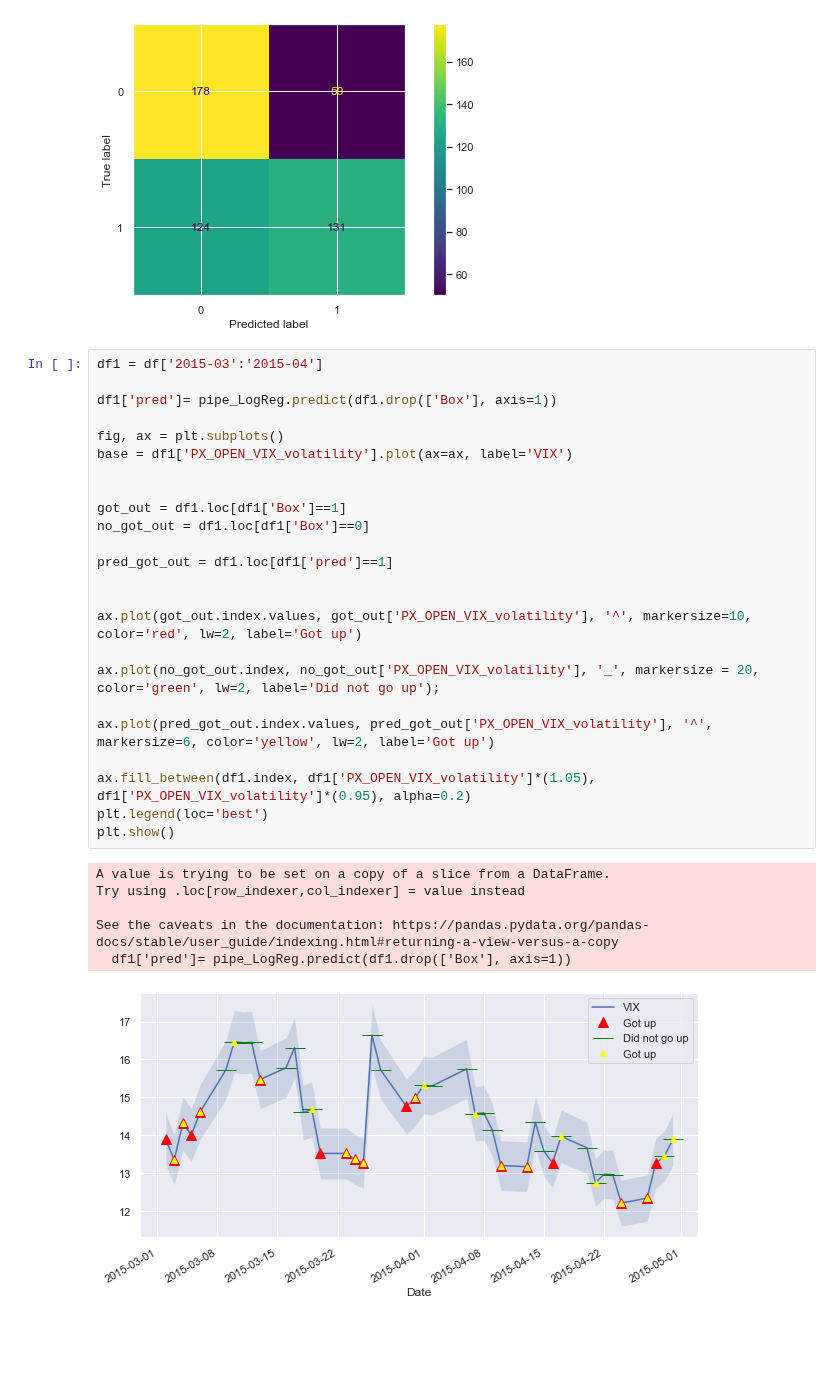
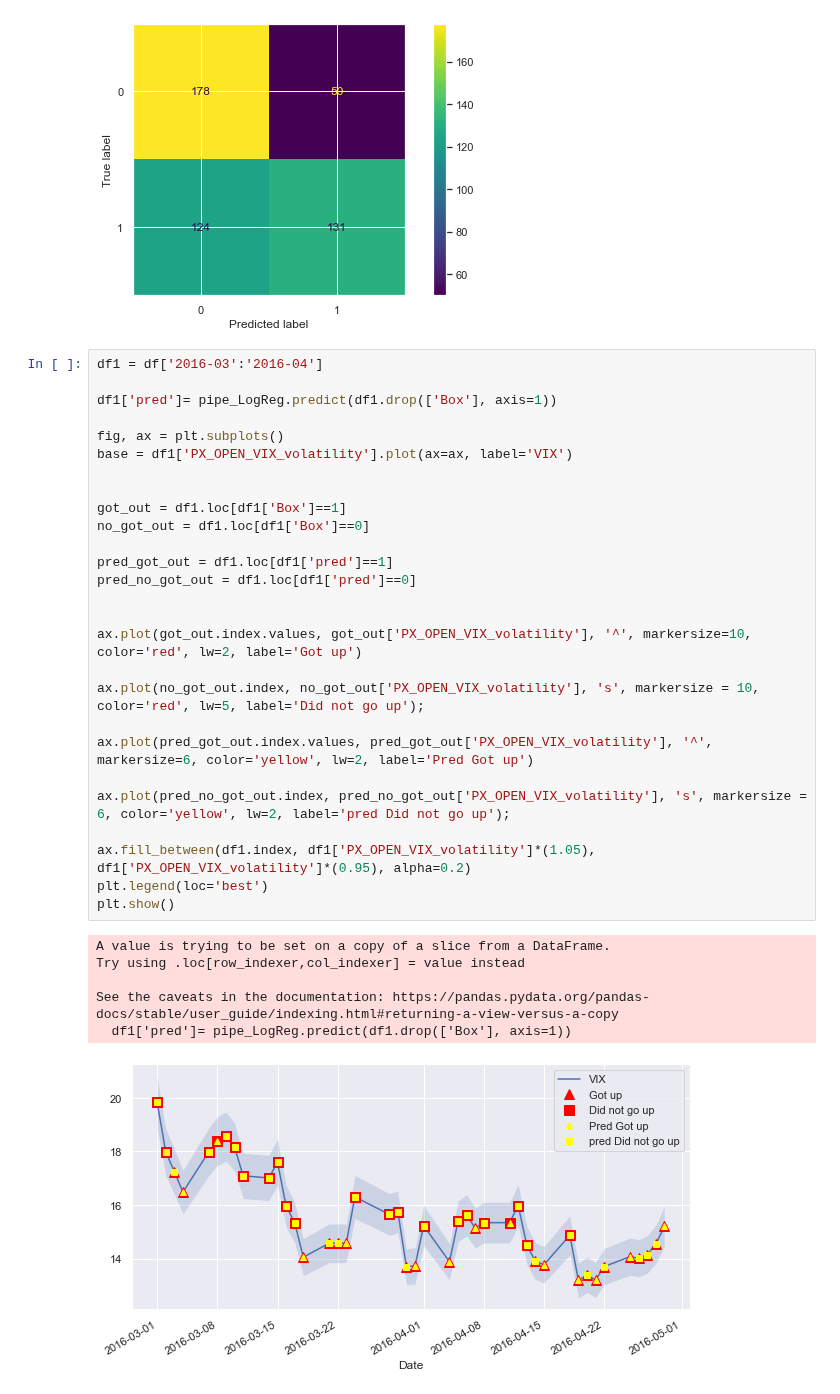
Before and after one commit to g0bel1n/VIX_predictions, a Jupyter notebook: analysis/AR_Elastic_net.ipynb, the cells around one changed output. Cells and saved outputs as stored; diff of their text form; blank space fills up the shorter version.

Commit message:
nice plot

```diff
--- a/analysis/AR_Elastic_net.ipynb
+++ b/analysis/AR_Elastic_net.ipynb
@@ -157,33 +157,36 @@ ConfusionMatrixDisplay.from_estimator(estimator=pipe_LogReg, X=X_test, y=y_test)
 <sklearn.metrics._plot.confusion_matrix.ConfusionMatrixDisplay at 0x...>
 [figure]
 # %%
-df1 = df['2015-03':'2015-04']
+df1 = df['2016-03':'2016-04']
 
 df1['pred']= pipe_LogReg.predict(df1.drop(['Box'], axis=1))
 
 fig, ax = plt.subplots()
 base = df1['PX_OPEN_VIX_volatility'].plot(ax=ax, label='VIX')
 
 
 got_out = df1.loc[df1['Box']==1]
 no_got_out = df1.loc[df1['Box']==0]
 
 pred_got_out = df1.loc[df1['pred']==1]
+pred_no_got_out = df1.loc[df1['pred']==0]
 
 
 ax.plot(got_out.index.values, got_out['PX_OPEN_VIX_volatility'], '^', markersize=10, color='red', lw=2, label='Got up')
 
-ax.plot(no_got_out.index, no_got_out['PX_OPEN_VIX_volatility'], '_', markersize = 20, color='green', lw=2, label='Did not go up');
+ax.plot(no_got_out.index, no_got_out['PX_OPEN_VIX_volatility'], 's', markersize = 10, color='red', lw=5, label='Did not go up');
 
-ax.plot(pred_got_out.index.values, pred_got_out['PX_OPEN_VIX_volatility'], '^', markersize=6, color='yellow', lw=2, label='Got up')
+ax.plot(pred_got_out.index.values, pred_got_out['PX_OPEN_VIX_volatility'], '^', markersize=6, color='yellow', lw=2, label='Pred Got up')
+
+ax.plot(pred_no_got_out.index, pred_no_got_out['PX_OPEN_VIX_volatility'], 's', markersize = 6, color='yellow', lw=2, label='pred Did not go up');
 
 ax.fill_between(df1.index, df1['PX_OPEN_VIX_volatility']*(1.05), df1['PX_OPEN_VIX_volatility']*(0.95), alpha=0.2)
 plt.legend(loc='best')
 plt.show()
 # %% [output]
 A value is trying to be set on a copy of a slice from a DataFrame.
 Try using .loc[row_indexer,col_indexer] = value instead
 
 See the caveats in the documentation: https://pandas.pydata.org/pandas-docs/stable/user_guide/indexing.html#returning-a-view-versus-a-copy
   df1['pred']= pipe_LogReg.predict(df1.drop(['Box'], axis=1))
-[figure, old version]
+[figure, new version]
```
